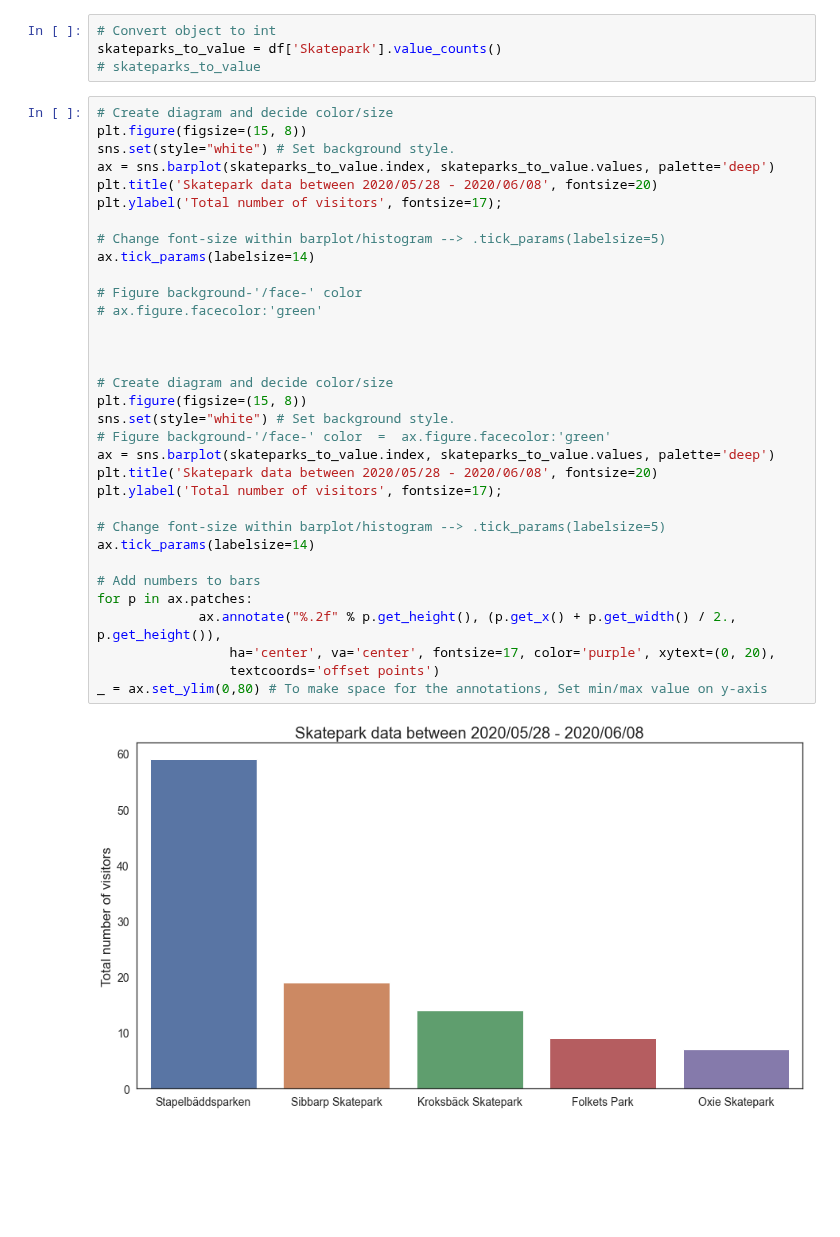
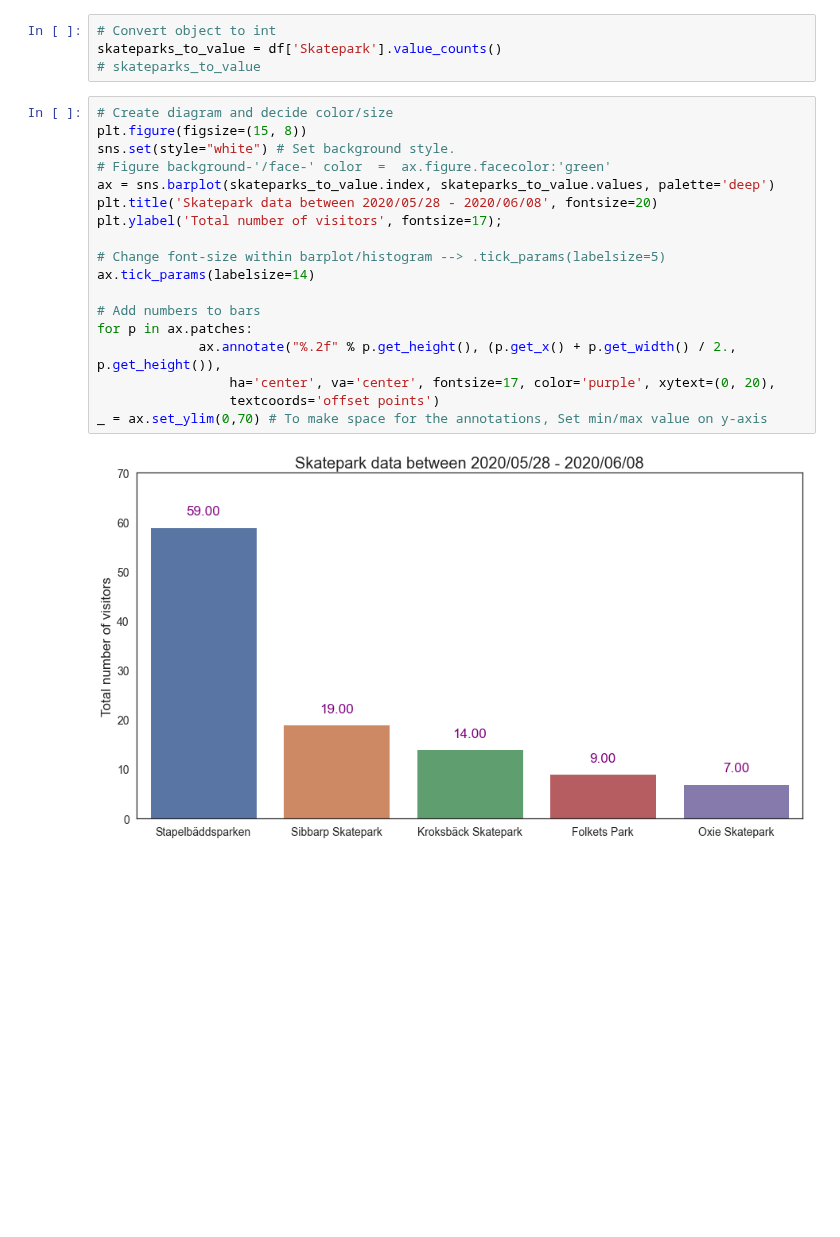
Before and after one commit to johan-github/skateparksindata, a Jupyter notebook: skateparksindata.ipynb, the cells around one changed output. Cells and saved outputs as stored; diff of their text form; blank space fills up the shorter version.

Commit message:
Added numbers to histogram, barplot

```diff
--- a/skateparksindata.ipynb
+++ b/skateparksindata.ipynb
@@ -162,40 +162,25 @@ Below you will see total number of visitors in 5 different skateparks in Malmö.
 skateparks_to_value = df['Skatepark'].value_counts()
 # skateparks_to_value
 # %%
-# Create diagram and decide color/size
-plt.figure(figsize=(15, 8))
-sns.set(style="white") # Set background style.
-ax = sns.barplot(skateparks_to_value.index, skateparks_to_value.values, palette='deep')
-plt.title('Skatepark data between 2020/05/28 - 2020/06/08', fontsize=20)
-plt.ylabel('Total number of visitors', fontsize=17);
-
-# Change font-size within barplot/histogram --> .tick_params(labelsize=5)
-ax.tick_params(labelsize=14)
-
-# Figure background-'/face-' color
-# ax.figure.facecolor:'green'
-
-
-
 # Create diagram and decide color/size
 plt.figure(figsize=(15, 8))
 sns.set(style="white") # Set background style.
 # Figure background-'/face-' color  =  ax.figure.facecolor:'green'
 ax = sns.barplot(skateparks_to_value.index, skateparks_to_value.values, palette='deep')
 plt.title('Skatepark data between 2020/05/28 - 2020/06/08', fontsize=20)
 plt.ylabel('Total number of visitors', fontsize=17);
 
 # Change font-size within barplot/histogram --> .tick_params(labelsize=5)
 ax.tick_params(labelsize=14)
 
 # Add numbers to bars
 for p in ax.patches:
              ax.annotate("%.2f" % p.get_height(), (p.get_x() + p.get_width() / 2., p.get_height()),
                  ha='center', va='center', fontsize=17, color='purple', xytext=(0, 20),
                  textcoords='offset points')
-_ = ax.set_ylim(0,80) # To make space for the annotations, Set min/max value on y-axis
+_ = ax.set_ylim(0,70) # To make space for the annotations, Set min/max value on y-axis
 # %% [output]
-[figure, old version]
+[figure, new version]
 # %% [markdown]
 <br><br><br><br>
 # %% [markdown]
```
